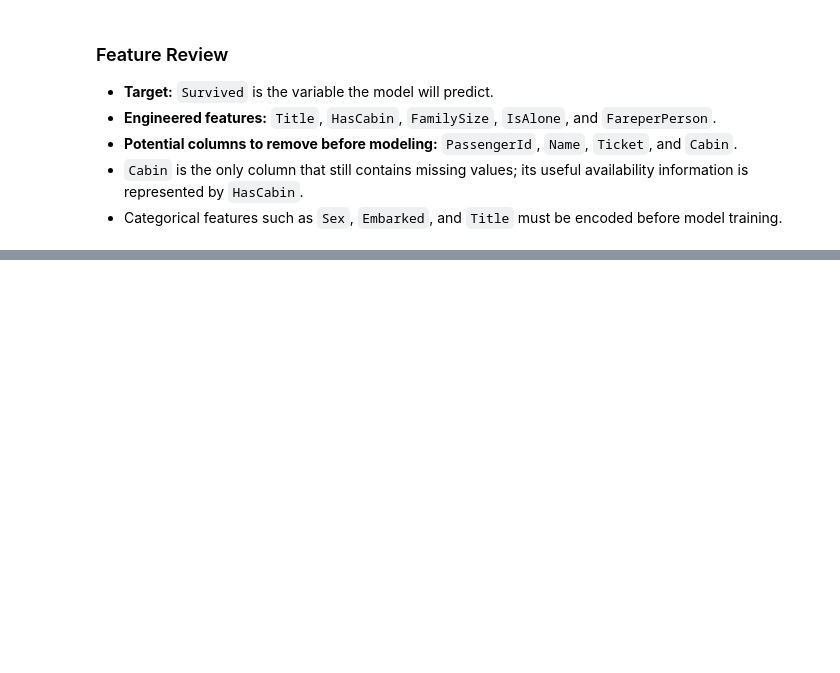
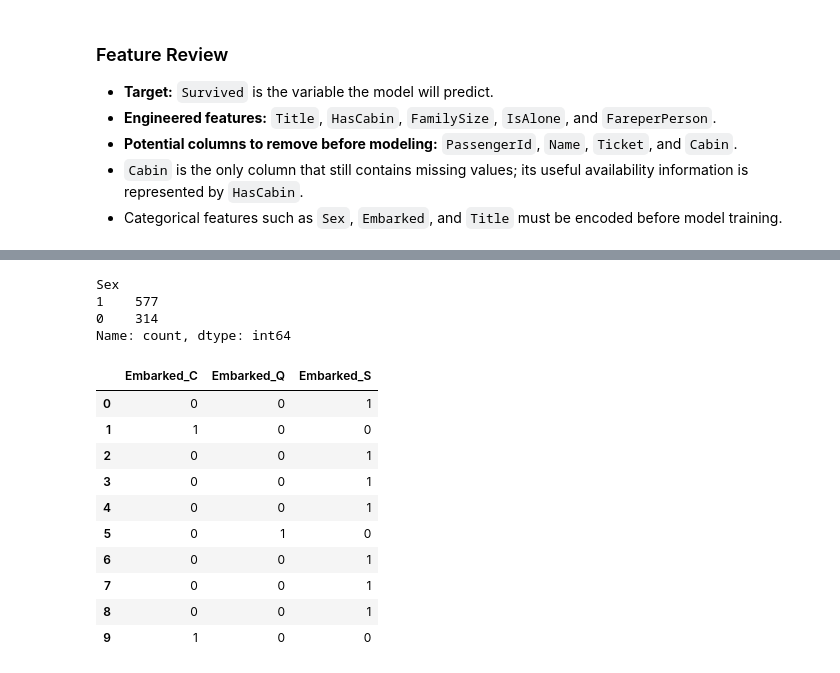
Before and after one commit to alitokgoz7/Titanic-data-science, a Jupyter notebook: notebooks/titanic_analysis.ipynb, the cells around one changed output, grey strips where cells are left out. Saved outputs shown, nothing was run; the diff lists cells and outputs as text; code cells hidden in the pictures; blank space fills up the shorter version.

```diff
--- a/notebooks/titanic_analysis.ipynb
+++ b/notebooks/titanic_analysis.ipynb
@@ -492,0 +534,16 @@ dtype: int64
+# %%
+def map_sex(sex):
+    if sex =="male":
+        return 1
+    elif sex=="female":
+        return 0
+    else:
+        raise ValueError(f"Unexpected value for sex: {sex}")
+
+X["Sex"] = X["Sex"].apply(map_sex)
+X["Sex"].value_counts()
+# %% [output]
+Sex
+1    577
+0    314
+Name: count, dtype: int64
@@ -492,0 +557,14 @@ dtype: int64
+# %%
+X.filter(like="Embarked").head(10)  # Display the first 10 rows of the one-hot encoded Embarked columns
+# %% [output]
+|  | Embarked_C | Embarked_Q | Embarked_S |
+| 0 | 0 | 0 | 1 |
+| 1 | 1 | 0 | 0 |
+| 2 | 0 | 0 | 1 |
+| 3 | 0 | 0 | 1 |
+| 4 | 0 | 0 | 1 |
+| 5 | 0 | 1 | 0 |
+| 6 | 0 | 0 | 1 |
+| 7 | 0 | 0 | 1 |
+| 8 | 0 | 0 | 1 |
+| 9 | 1 | 0 | 0 |
```
Also changed, not shown: parts of 10 cells of this notebook.
